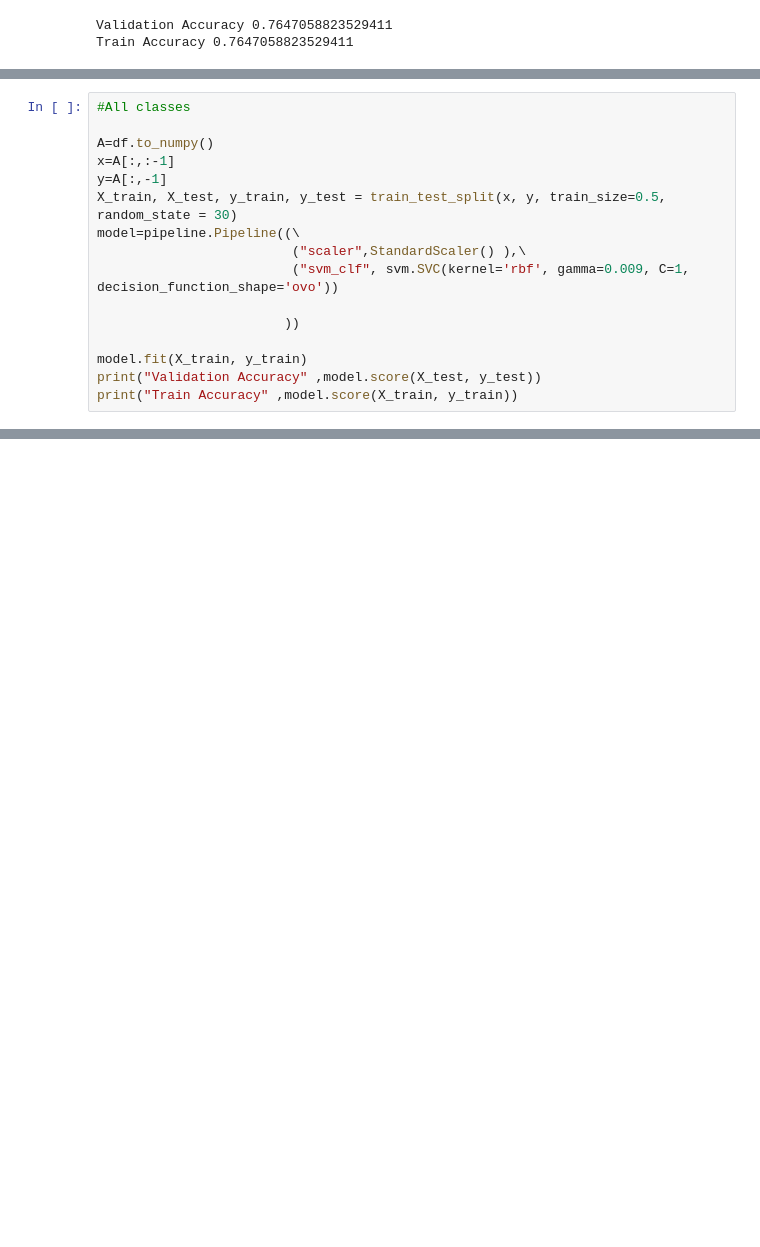
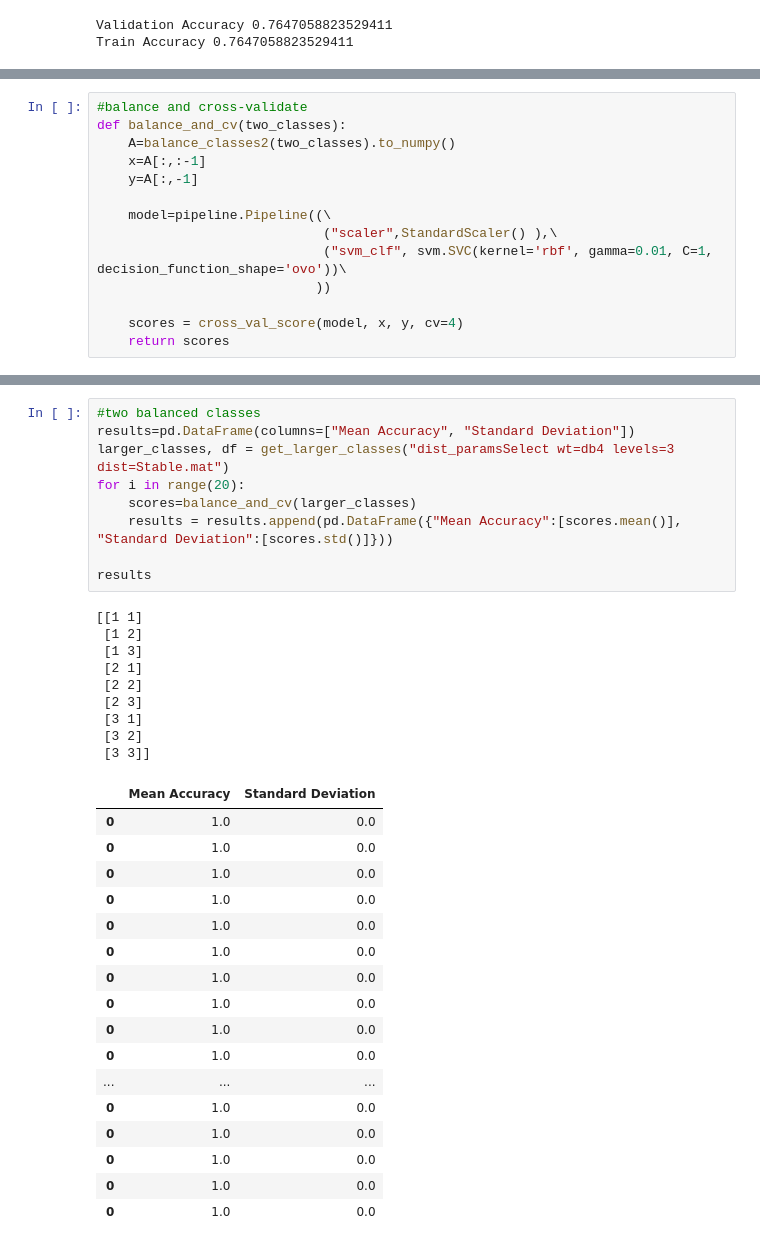
Before and after one commit to papandreas42/MLforHoney, a Jupyter notebook: wavelet_decomposition.ipynb, the cells around one changed output, grey strips where cells are left out. Drawn from its saved outputs; the diff is of its cells as text; blank space fills up the shorter version.

```diff
--- a/wavelet_decomposition.ipynb
+++ b/wavelet_decomposition.ipynb
@@ -456,16 +473,14 @@ Train Accuracy 0.7647058823529411
 # %%
-#All classes
+#balance and cross-validate
+def balance_and_cv(two_classes):
+    A=balance_classes2(two_classes).to_numpy()
+    x=A[:,:-1]
+    y=A[:,-1]
 
-A=df.to_numpy()
-x=A[:,:-1]
-y=A[:,-1]
-X_train, X_test, y_train, y_test = train_test_split(x, y, train_size=0.5, random_state = 30)
-model=pipeline.Pipeline((\
-                         ("scaler",StandardScaler() ),\
-                         ("svm_clf", svm.SVC(kernel='rbf', gamma=0.009, C=1, decision_function_shape='ovo'))
+    model=pipeline.Pipeline((\
+                             ("scaler",StandardScaler() ),\
+                             ("svm_clf", svm.SVC(kernel='rbf', gamma=0.01, C=1, decision_function_shape='ovo'))\
+                            ))
 
-                        ))
-
-model.fit(X_train, y_train)
-print("Validation Accuracy" ,model.score(X_test, y_test))
-print("Train Accuracy" ,model.score(X_train, y_train))
+    scores = cross_val_score(model, x, y, cv=4)
+    return scores
@@ -508,0 +518,36 @@ print("%0.2f accuracy with a standard deviation of %0.2f" % (scores.mean(), scor
+# %%
+#two balanced classes
+results=pd.DataFrame(columns=["Mean Accuracy", "Standard Deviation"])
+larger_classes, df = get_larger_classes("dist_paramsSelect wt=db4 levels=3 dist=Stable.mat")
+for i in range(20):
+    scores=balance_and_cv(larger_classes)
+    results = results.append(pd.DataFrame({"Mean Accuracy":[scores.mean()], "Standard Deviation":[scores.std()]}))
+
+results
+# %% [output]
+[[1 1]
+ [1 2]
+ [1 3]
+ [2 1]
+ [2 2]
+ [2 3]
+ [3 1]
+ [3 2]
+ [3 3]]
+|  | Mean Accuracy | Standard Deviation |
+| 0 | 1.0 | 0.0 |
+| 0 | 1.0 | 0.0 |
+| 0 | 1.0 | 0.0 |
+| 0 | 1.0 | 0.0 |
+| 0 | 1.0 | 0.0 |
+| 0 | 1.0 | 0.0 |
+| 0 | 1.0 | 0.0 |
+| 0 | 1.0 | 0.0 |
+| 0 | 1.0 | 0.0 |
+| 0 | 1.0 | 0.0 |
+| ... | ... | ... |
+| 0 | 1.0 | 0.0 |
+| 0 | 1.0 | 0.0 |
+| 0 | 1.0 | 0.0 |
+| 0 | 1.0 | 0.0 |
+| 0 | 1.0 | 0.0 |
```
Also changed, not shown: parts of 11 cells of this notebook, 1 other file.
